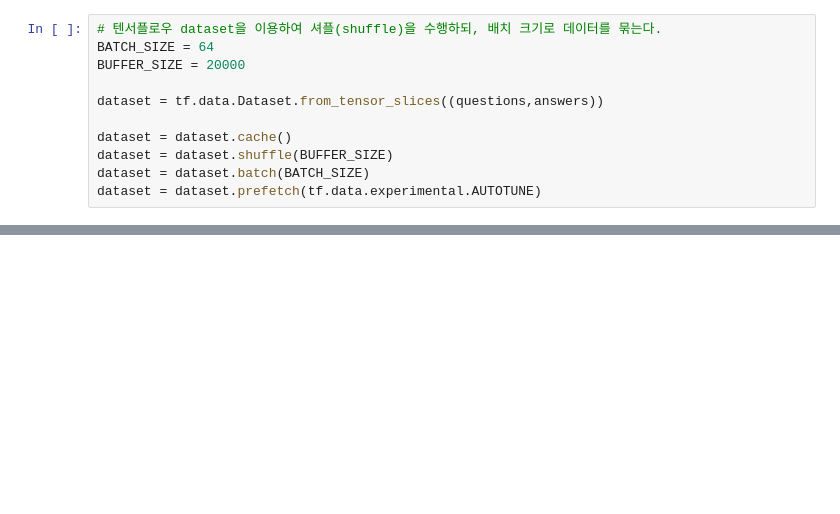
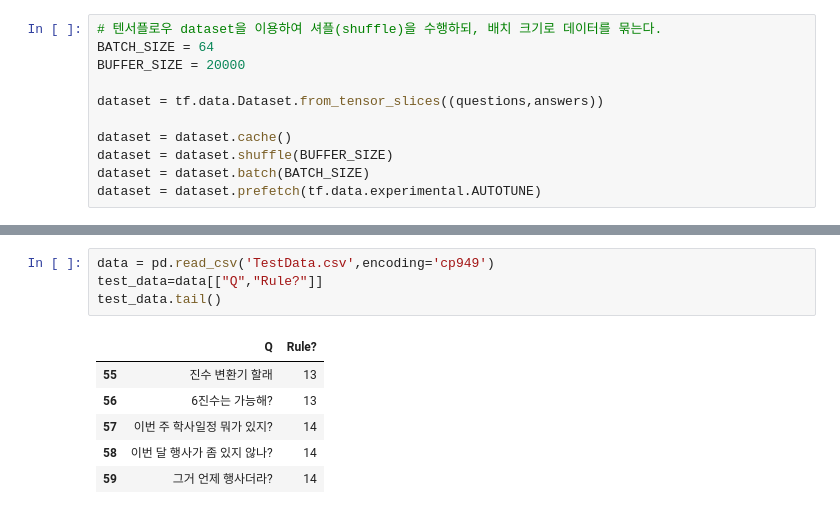
Before and after one commit to RadioActiveBlackTi/ChatBotForSpecialRoom, a Jupyter notebook: Tchatbot.ipynb, the cells around one changed output, grey strips where cells are left out. Drawn from its saved outputs; the diff is of its cells as text; blank space fills up the shorter version.

Commit message:
Classifier Test added

```diff
--- a/Tchatbot.ipynb
+++ b/Tchatbot.ipynb
@@ -725,0 +882,11 @@ Epoch 5/5
+# %%
+data = pd.read_csv('TestData.csv',encoding='cp949')
+test_data=data[["Q","Rule?"]]
+test_data.tail()
+# %% [output]
+|  | Q | Rule? |
+| 55 | 진수 변환기 할래 | 13 |
+| 56 | 6진수는 가능해? | 13 |
+| 57 | 이번 주 학사일정 뭐가 있지? | 14 |
+| 58 | 이번 달 행사가 좀 있지 않나? | 14 |
+| 59 | 그거 언제 행사더라? | 14 |
```
Also changed, not shown: parts of 42 cells of this notebook.
